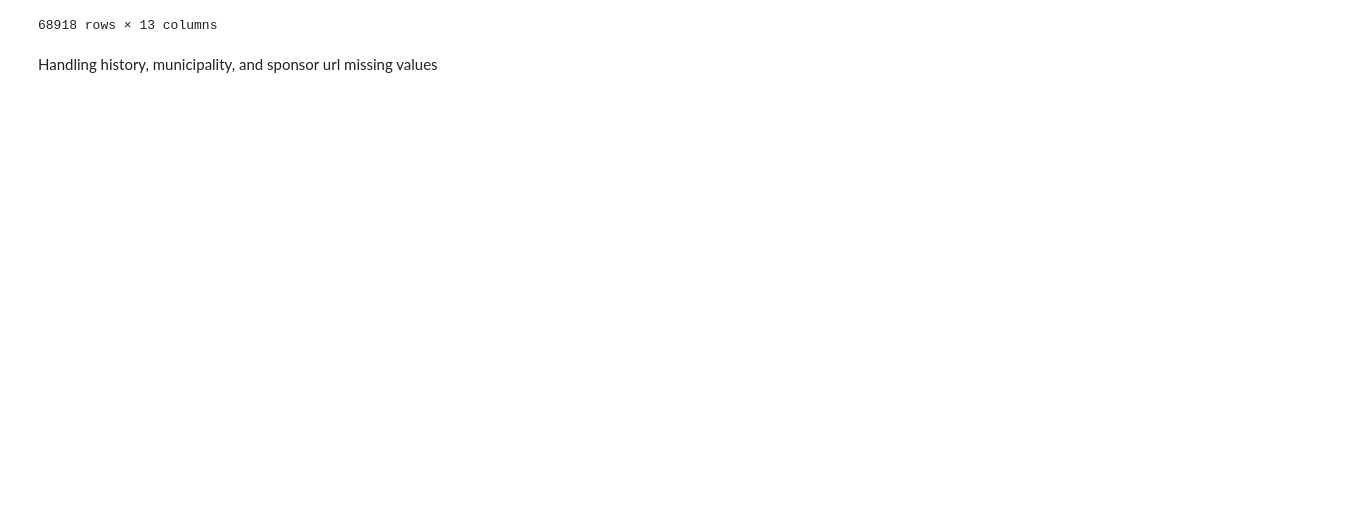
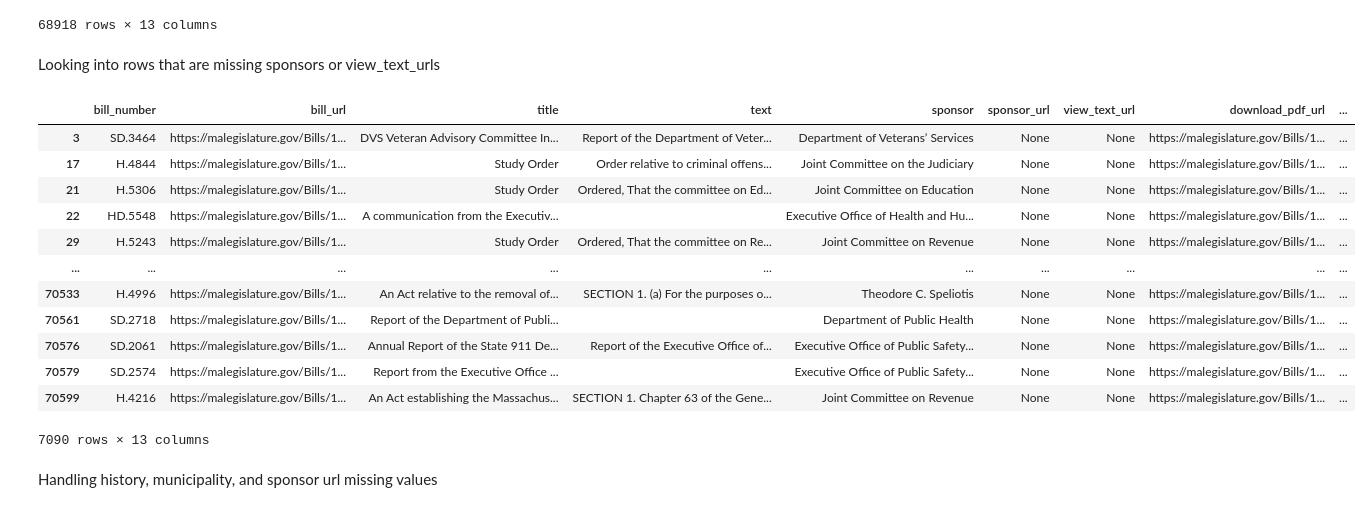
Before and after one commit to BU-Spark/ml-artifexai-legislation, a Jupyter notebook: notebooks/BillsEDA.ipynb, the cells around one changed output. Saved outputs shown, nothing was run; the diff lists cells and outputs as text; code cells hidden in the pictures; blank space fills up the shorter version.

```diff
--- a/notebooks/BillsEDA.ipynb
+++ b/notebooks/BillsEDA.ipynb
@@ -146,6 +156,24 @@ df
 | 70638 | HD.83 | https://malegislature.gov/Bills/1... | An Act relative to requiring trau... | SECTION 1. This act shall be know... | Vaughn, Marcus S. | https://malegislature.gov/Legisla... | https://malegislature.gov/Bills/1... | https://malegislature.gov/Bills/1... | ... |
 | 70639 | HD.56 | https://malegislature.gov/Bills/1... | An Act relative to grandparent vi... | The second paragraph of section 3... | Vaughn, Marcus S. | https://malegislature.gov/Legisla... | https://malegislature.gov/Bills/1... | https://malegislature.gov/Bills/1... | ... |
 68918 rows × 13 columns
+# %% [markdown]
+Looking into rows that are missing sponsors or view_text_urls
+# %%
+df[df["view_text_url"].isnull()]
+# %% [output]
+|  | bill_number | bill_url | title | text | sponsor | sponsor_url | view_text_url | download_pdf_url | ... |
+| 3 | SD.3464 | https://malegislature.gov/Bills/1... | DVS Veteran Advisory Committee In... | Report of the Department of Veter... | Department of Veterans’ Services | None | None | https://malegislature.gov/Bills/1... | ... |
+| 17 | H.4844 | https://malegislature.gov/Bills/1... | Study Order | Order relative to criminal offens... | Joint Committee on the Judiciary | None | None | https://malegislature.gov/Bills/1... | ... |
+| 21 | H.5306 | https://malegislature.gov/Bills/1... | Study Order | Ordered, That the committee on Ed... | Joint Committee on Education | None | None | https://malegislature.gov/Bills/1... | ... |
+| 22 | HD.5548 | https://malegislature.gov/Bills/1... | A communication from the Executiv... |  | Executive Office of Health and Hu... | None | None | https://malegislature.gov/Bills/1... | ... |
+| 29 | H.5243 | https://malegislature.gov/Bills/1... | Study Order | Ordered, That the committee on Re... | Joint Committee on Revenue | None | None | https://malegislature.gov/Bills/1... | ... |
+| ... | ... | ... | ... | ... | ... | ... | ... | ... | ... |
+| 70533 | H.4996 | https://malegislature.gov/Bills/1... | An Act relative to the removal of... | SECTION 1. (a) For the purposes o... | Theodore C. Speliotis | None | None | https://malegislature.gov/Bills/1... | ... |
+| 70561 | SD.2718 | https://malegislature.gov/Bills/1... | Report of the Department of Publi... |  | Department of Public Health | None | None | https://malegislature.gov/Bills/1... | ... |
+| 70576 | SD.2061 | https://malegislature.gov/Bills/1... | Annual Report of the State 911 De... | Report of the Executive Office of... | Executive Office of Public Safety... | None | None | https://malegislature.gov/Bills/1... | ... |
+| 70579 | SD.2574 | https://malegislature.gov/Bills/1... | Report from the Executive Office ... |  | Executive Office of Public Safety... | None | None | https://malegislature.gov/Bills/1... | ... |
+| 70599 | H.4216 | https://malegislature.gov/Bills/1... | An Act establishing the Massachus... | SECTION 1. Chapter 63 of the Gene... | Joint Committee on Revenue | None | None | https://malegislature.gov/Bills/1... | ... |
+7090 rows × 13 columns
 # %% [markdown]
 Handling history, municipality, and sponsor url missing values
 # %%
```
Also changed, not shown: parts of 6 cells of this notebook, 1 other file.
